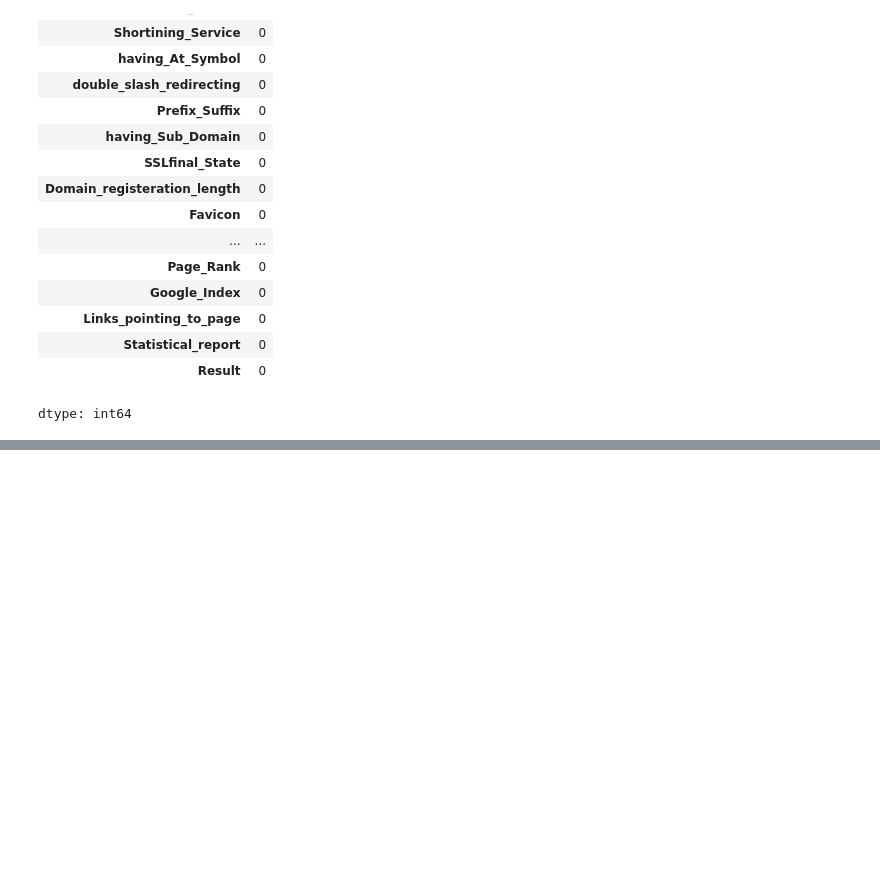
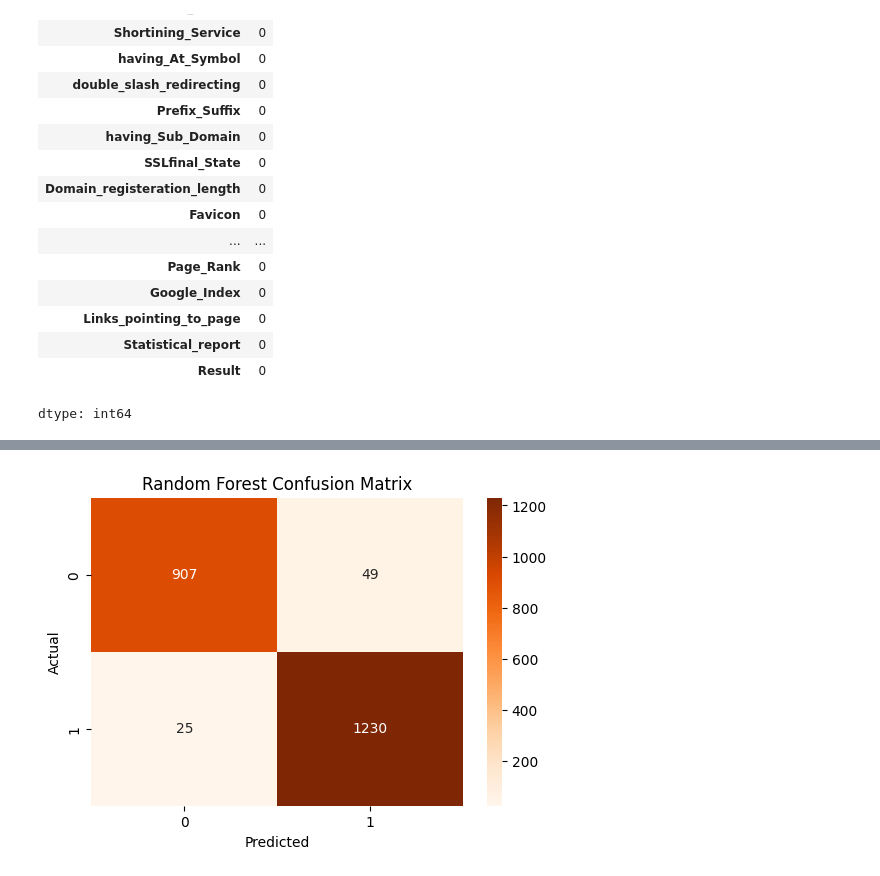
Before and after one commit to atulyavm/phishing_detection, a Jupyter notebook: Phishing_Website_Detection.ipynb, the cells around one changed output, grey strips where cells are left out. Cells and saved outputs as stored; diff of their text form; code cells hidden in the pictures; blank space fills up the shorter version.

```diff
--- a/Phishing_Website_Detection.ipynb
+++ b/Phishing_Website_Detection.ipynb
@@ -183,0 +389,12 @@ Train-Test Split
+# %%
+from sklearn.model_selection import train_test_split
+
+X_train, X_test, y_train, y_test = train_test_split(
+    X,
+    y,
+    test_size=0.2,
+    random_state=42
+)
+
+print("Training Shape:", X_train.shape)
+print("Testing Shape :", X_test.shape)
@@ -183,0 +551,16 @@ Train-Test Split
+# %%
+from sklearn.ensemble import RandomForestClassifier
+
+# Create model
+rf = RandomForestClassifier(
+    n_estimators=100,
+    random_state=42
+)
+
+# Train model
+rf.fit(X_train, y_train)
+
+# Predictions
+y_pred_rf = rf.predict(X_test)
+
+print("Random Forest trained successfully!")
@@ -183,0 +596,19 @@ Train-Test Split
+# %%
+cm_rf = confusion_matrix(y_test, y_pred_rf)
+
+plt.figure(figsize=(6,4))
+
+sns.heatmap(
+    cm_rf,
+    annot=True,
+    fmt='d',
+    cmap='Oranges'
+)
+
+plt.title("Random Forest Confusion Matrix")
+plt.xlabel("Predicted")
+plt.ylabel("Actual")
+plt.savefig("random_forest_confusion_matrix.png")
+plt.show()
+# %% [output]
+[figure, added]
```
Also changed, not shown: parts of 78 cells of this notebook, 4 other files.
